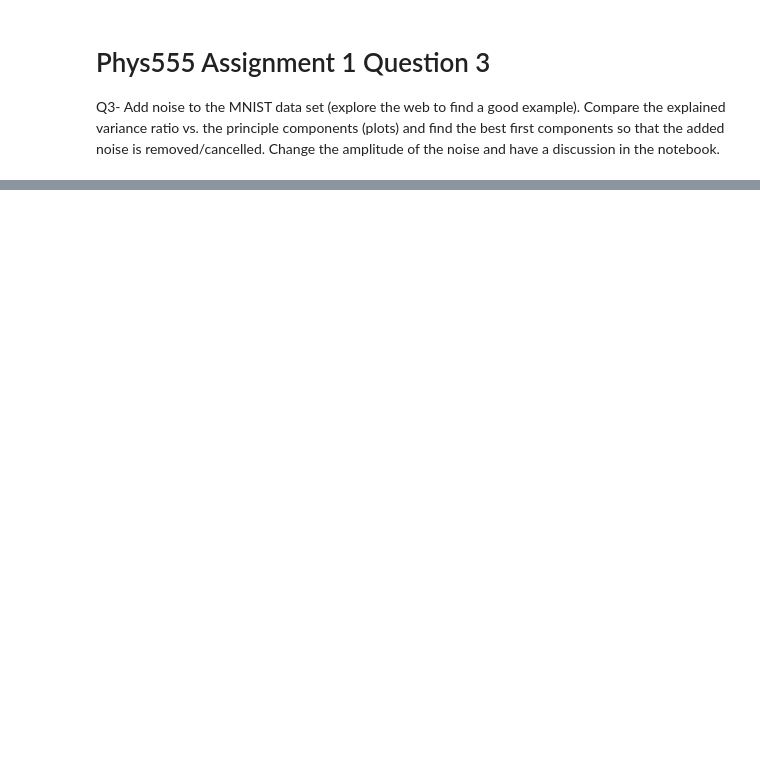
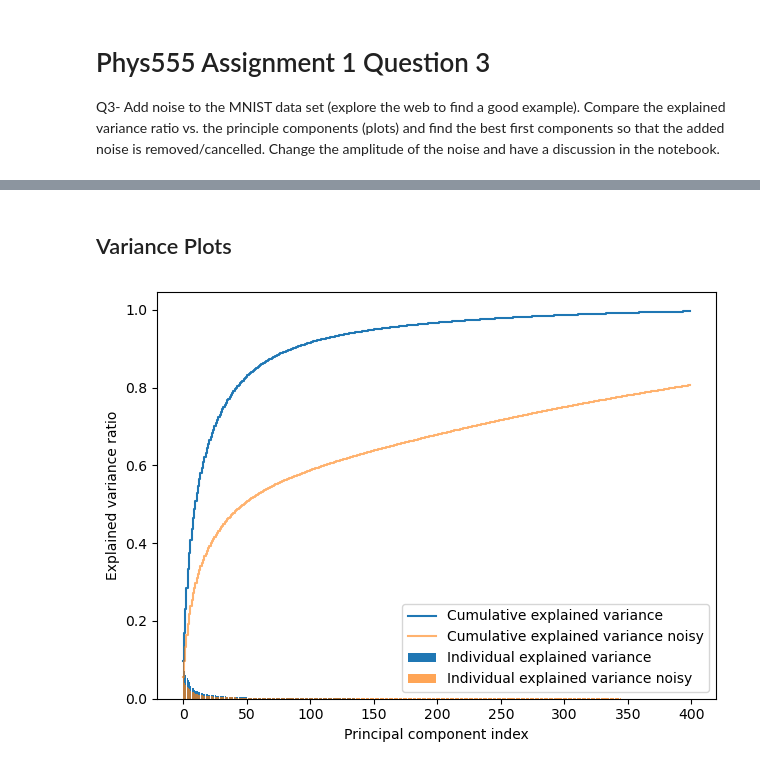
Before and after one commit to karlzam/school, a Jupyter notebook: phys555/assignment01/A1Q3-KZammit.ipynb, the cells around one changed output, grey strips where cells are left out. Saved outputs shown, nothing was run; the diff lists cells and outputs as text; code cells hidden in the pictures; blank space fills up the shorter version.

```diff
--- a/phys555/assignment01/A1Q3-KZammit.ipynb
+++ b/phys555/assignment01/A1Q3-KZammit.ipynb
@@ -161,0 +129,17 @@ for kc in [25]:
+# %% [markdown]
+## Variance Plots
+# %%
+# Create the visualization plot
+plt.bar(range(0,len(exp_var_pca_orig)), exp_var_pca_orig, alpha=1, align='center', label='Individual explained variance')
+plt.step(range(0,len(cum_sum_eigenvalues_orig)), cum_sum_eigenvalues_orig, where='mid',label='Cumulative explained variance')
+
+plt.bar(range(0,len(exp_var_pca_noisy)), exp_var_pca_noisy, alpha=0.7, align='center', label='Individual explained variance noisy')
+plt.step(range(0,len(cum_sum_eigenvalues_noisy)), cum_sum_eigenvalues_noisy, where='mid',label='Cumulative explained variance noisy', alpha=0.6)
+
+plt.ylabel('Explained variance ratio')
+plt.xlabel('Principal component index')
+plt.legend(loc='best')
+plt.tight_layout()
+plt.show()
+# %% [output]
+[figure, added]
```
Also changed, not shown: parts of 10 cells of this notebook, 1 other file.
